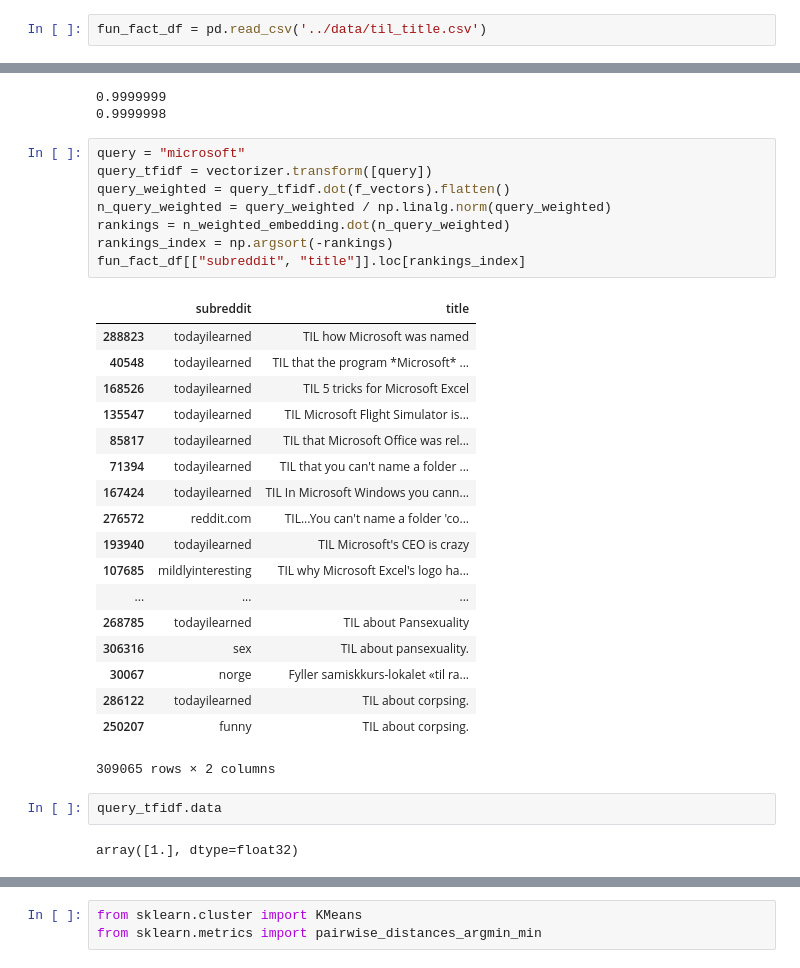
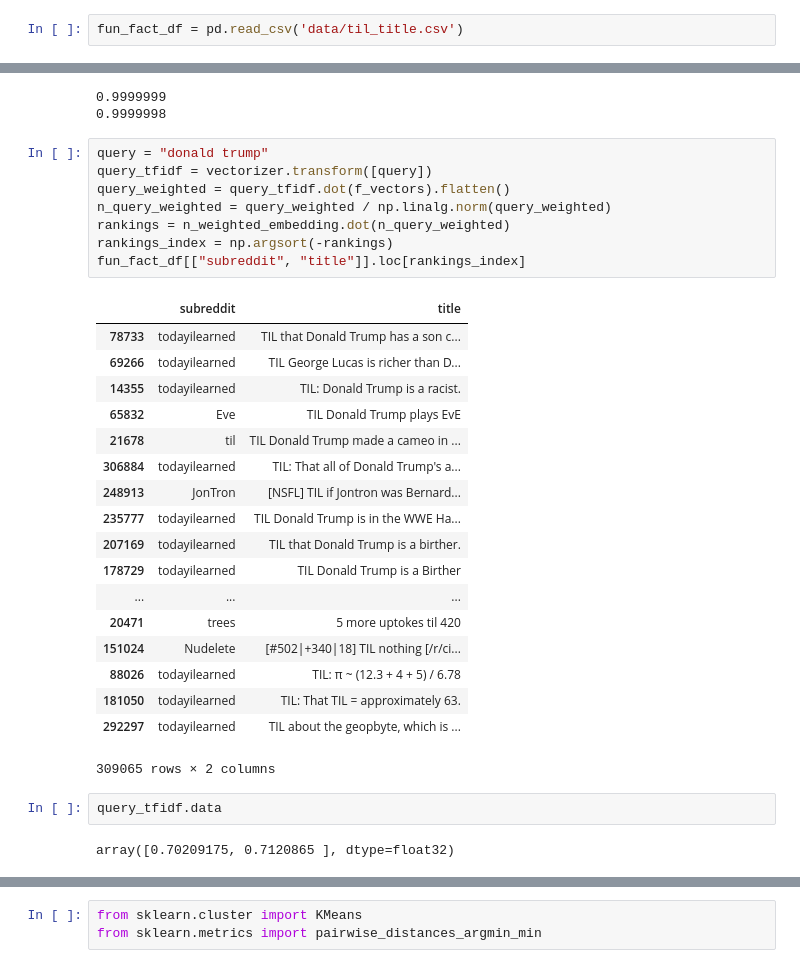
Before and after one commit to dannyqiu/fun-fax, a Jupyter notebook: incubator/weighted_word_embeddings.ipynb, the cells around one changed output, grey strips where cells are left out. Drawn from its saved outputs; the diff is of its cells as text.

```diff
--- a/incubator/weighted_word_embeddings.ipynb
+++ b/incubator/weighted_word_embeddings.ipynb
@@ -8,7 +8,7 @@ import matplotlib.pyplot as plt
 pd.set_option('display.max_colwidth', -1)
 EPS = 1e-6
 # %%
-fun_fact_df = pd.read_csv('../data/til_title.csv')
+fun_fact_df = pd.read_csv('data/til_title.csv')
 # %%
 required_columns = ['title', 'subreddit', 'permalink']
 fun_fact_df = fun_fact_df.dropna(axis='rows', subset=required_columns)
@@ -63,36 +63,36 @@ print(np.linalg.norm(n_weighted_embedding[10493]))
 0.9999999
 0.9999998
 # %%
-query = "microsoft"
+query = "donald trump"
 query_tfidf = vectorizer.transform([query])
 query_weighted = query_tfidf.dot(f_vectors).flatten()
 n_query_weighted = query_weighted / np.linalg.norm(query_weighted)
 rankings = n_weighted_embedding.dot(n_query_weighted)
 rankings_index = np.argsort(-rankings)
 fun_fact_df[["subreddit", "title"]].loc[rankings_index]
 # %% [output]
 |  | subreddit | title |
-| 288823 | todayilearned | TIL how Microsoft was named |
-| 40548 | todayilearned | TIL that the program *Microsoft* ... |
-| 168526 | todayilearned | TIL 5 tricks for Microsoft Excel |
-| 135547 | todayilearned | TIL Microsoft Flight Simulator is... |
-| 85817 | todayilearned | TIL that Microsoft Office was rel... |
-| 71394 | todayilearned | TIL that you can't name a folder ... |
-| 167424 | todayilearned | TIL In Microsoft Windows you cann... |
-| 276572 | reddit.com | TIL...You can't name a folder 'co... |
-| 193940 | todayilearned | TIL Microsoft's CEO is crazy |
-| 107685 | mildlyinteresting | TIL why Microsoft Excel's logo ha... |
+| 78733 | todayilearned | TIL that Donald Trump has a son c... |
+| 69266 | todayilearned | TIL George Lucas is richer than D... |
+| 14355 | todayilearned | TIL: Donald Trump is a racist. |
+| 65832 | Eve | TIL Donald Trump plays EvE |
+| 21678 | til | TIL Donald Trump made a cameo in ... |
+| 306884 | todayilearned | TIL: That all of Donald Trump's a... |
+| 248913 | JonTron | [NSFL] TIL if Jontron was Bernard... |
+| 235777 | todayilearned | TIL Donald Trump is in the WWE Ha... |
+| 207169 | todayilearned | TIL that Donald Trump is a birther. |
+| 178729 | todayilearned | TIL Donald Trump is a Birther |
 | ... | ... | ... |
-| 268785 | todayilearned | TIL about Pansexuality |
-| 306316 | sex | TIL about pansexuality. |
-| 30067 | norge | Fyller samiskkurs-lokalet «til ra... |
-| 286122 | todayilearned | TIL about corpsing. |
-| 250207 | funny | TIL about corpsing. |
+| 20471 | trees | 5 more uptokes til 420 |
+| 151024 | Nudelete | [#502|+340|18] TIL nothing [/r/ci... |
+| 88026 | todayilearned | TIL: π ~ (12.3 + 4 + 5) / 6.78 |
+| 181050 | todayilearned | TIL: That TIL = approximately 63. |
+| 292297 | todayilearned | TIL about the geopbyte, which is ... |
 309065 rows × 2 columns
 # %%
 query_tfidf.data
 # %% [output]
-array([1.], dtype=float32)
+array([0.70209175, 0.7120865 ], dtype=float32)
 # %%
 for i in range(20):
     print(rankings[rankings_index[i]], titles[rankings_index[i]])
```
Also changed, not shown: parts of 17 cells of this notebook.
